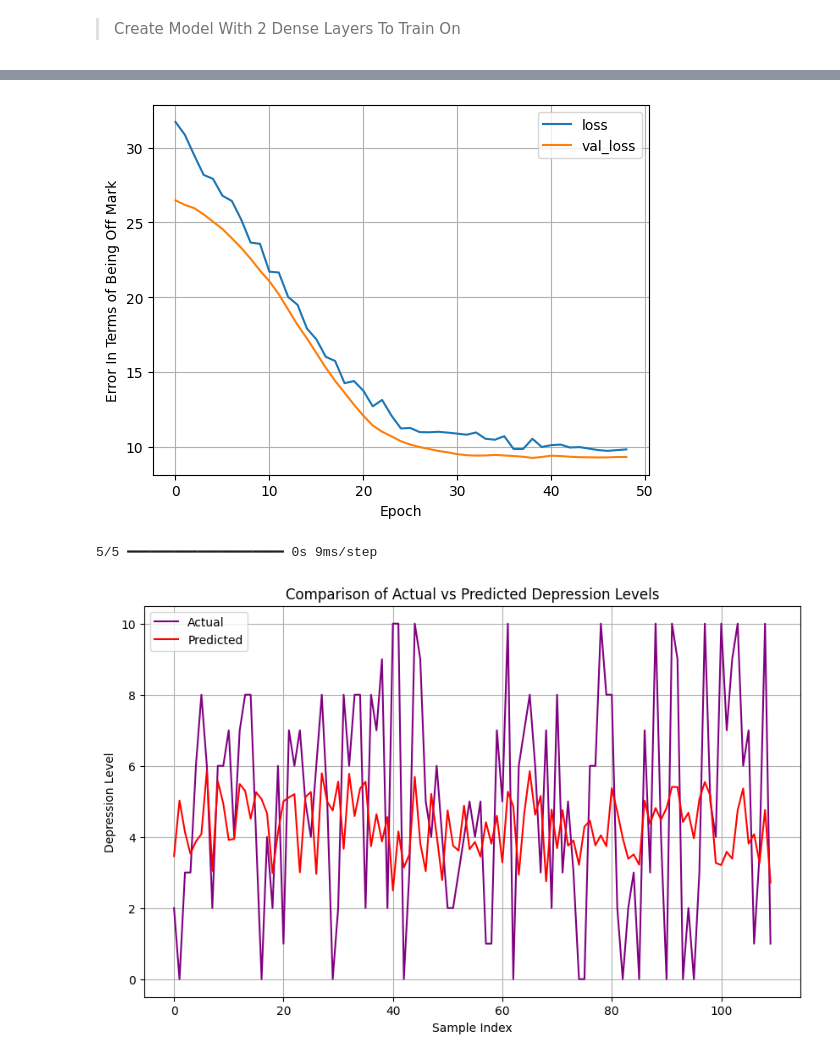
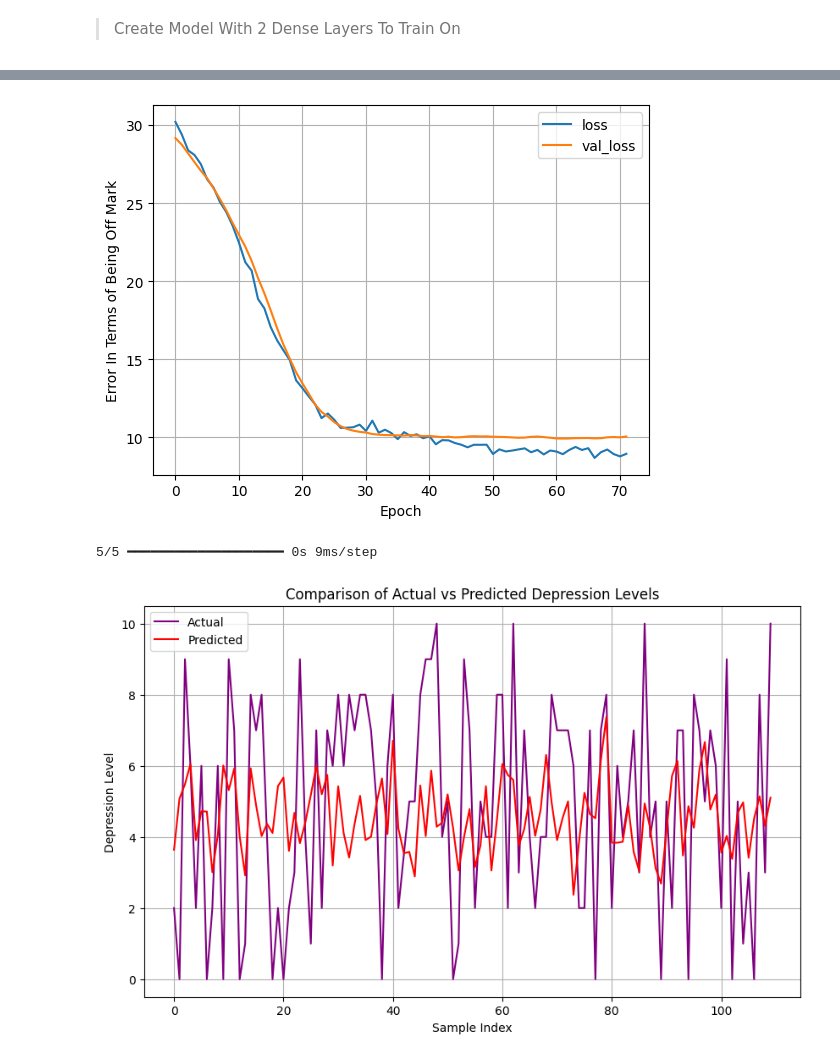
Before and after one commit to ObliqueHacks/musicTaste, a Jupyter notebook: music/music.ipynb, the cells around one changed output, grey strips where cells are left out. Drawn from its saved outputs; the diff is of its cells as text; code cells hidden in the pictures.

```diff
--- a/music/music.ipynb
+++ b/music/music.ipynb
@@ -18,8 +18,9 @@ from tensorflow.keras import layers, regularizers, callbacks
 We will be Removing categories not relevant to us. Secondly, we will levage one hot encoding for fav genres and ordinal encoding for the music genres. Lastly, we will segregate the data.
 # %%
 #read the data and clean it only keep relevant information (remove 'permissions', 'music effects', 'timestamp')
-raw_dataset = pd.read_csv("survey.csv", sep=',')
-dataset = raw_dataset.copy().drop(columns=['Permissions', 'Music effects', 'Timestamp', 'Primary streaming service'])
-dataset.isna().dropna()
+raw_dataset = pd.read_csv("survey.csv", sep=',', na_values=[" "])
+dataset = raw_dataset.copy().drop(columns=['Permissions', 'Music effects', 'Timestamp', 'Primary streaming service', 'BPM'])
+dataset.isna().sum()
+dataset = dataset.dropna()
 #initial data
-dataset.tail()
+#dataset.tail()
@@ -89,9 +82,9 @@ plt.show()
 test_subset_labels = test_superset[['Depression', 'Insomnia', 'Anxiety', 'OCD']].copy().astype(np.float32)
 test_subset = test_superset.drop(columns=['Depression', 'Insomnia', 'Anxiety', 'OCD', 'Hours per day', 'Age']).copy().astype(np.float32)
 
-train_superset_labels = train_superset[['Depression', 'Insomnia', 'Anxiety', 'OCD']].copy().astype(np.float32)
-train_superset = train_superset.drop(columns=['Depression', 'Insomnia', 'Anxiety', 'OCD', 'Hours per day', 'Age']).copy().astype(np.float32)
+train_subset_labels = train_superset[['Depression', 'Insomnia', 'Anxiety', 'OCD']].copy().astype(np.float32)
+train_subset = train_superset.drop(columns=['Depression', 'Insomnia', 'Anxiety', 'OCD', 'Hours per day', 'Age']).copy().astype(np.float32)
 
-train_superset_labels.tail()
+train_subset_labels.tail()
 # %% [output]
 |  | Depression | Insomnia | Anxiety | OCD |
@@ -145,8 +134,8 @@ dnn_mh_Model.summary()
 
 early_stopping = callbacks.EarlyStopping(monitor='val_loss', patience=10, restore_best_weights=True)
 history = dnn_mh_Model.fit(
-    train_superset,
-    train_superset_labels,
+    train_subset,
+    train_subset_labels,
     validation_split=0.2,
-    verbose=0, epochs=400, callbacks=[early_stopping])
+    verbose=0, epochs=100, callbacks=[early_stopping])
 # %% [output]
@@ -182,40 +171,40 @@ def plot_loss(history):
 
 plot_loss(history)
 # %% [output]
-[figure, old version]
+[figure, new version]
 # %%
 # Evaluate the model on the test data
 test_loss = dnn_mh_Model.evaluate(test_subset, test_subset_labels, verbose=0)
 test_predictions = dnn_mh_Model.predict(test_subset)
 
 test_subset_labels_np = test_subset_labels.to_numpy()
 
 # Identify rows with NaN values in test_predictions
 nan_indices = np.isnan(test_predictions).any(axis=1)
 
 # Remove rows with NaN values from test_predictions and test_subset_labels
 test_predictions_cleaned = test_predictions[~nan_indices]
 test_subset_labels_cleaned = test_subset_labels_np[~nan_indices]
 
 # If you need test_subset_labels_cleaned as a DataFrame again
 test_subset_labels_cleaned_df = pd.DataFrame(test_subset_labels_cleaned, columns=test_subset_labels.columns)
 
-predictions_column = test_predictions_cleaned[:110, 1]
-labels_column = test_subset_labels_cleaned_df.iloc[:110, 1]
+predictions_column = test_predictions_cleaned[:110, 0]
+labels_column = test_subset_labels_cleaned_df.iloc[:110, 0]
 
 # Create a range of indices for plotting
 indices = range(len(predictions_column))
 
 # Plotting
 plt.figure(figsize=(10, 6))
 plt.plot(indices, labels_column, marker='',linestyle='-', color='purple', label='Actual')
 plt.plot(indices, predictions_column, marker='', linestyle='-', color='red', label='Predicted')
 plt.xlabel('Sample Index')
 plt.ylabel('Depression Level')
-plt.title('Comparison of Actual vs Predicted Insomnia Levels')
+plt.title('Comparison of Actual vs Predicted Depression Levels')
 plt.legend()
 plt.grid(True)
 plt.show()
 # %% [output]
 5/5 ━━━━━━━━━━━━━━━━━━━━ 0s 9ms/step
-[figure, old version]
+[figure, new version]
```
Also changed, not shown: parts of 6 cells of this notebook.
